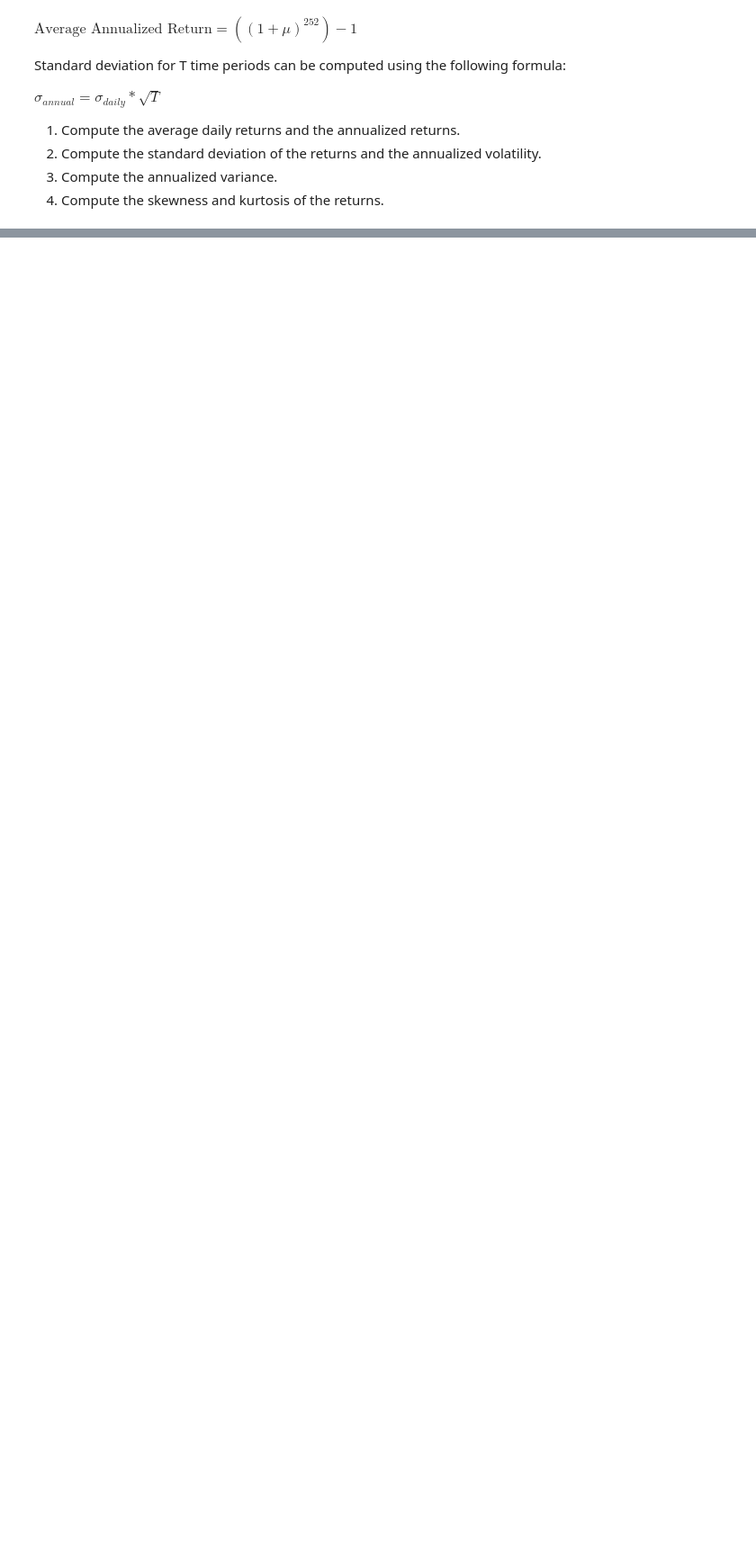
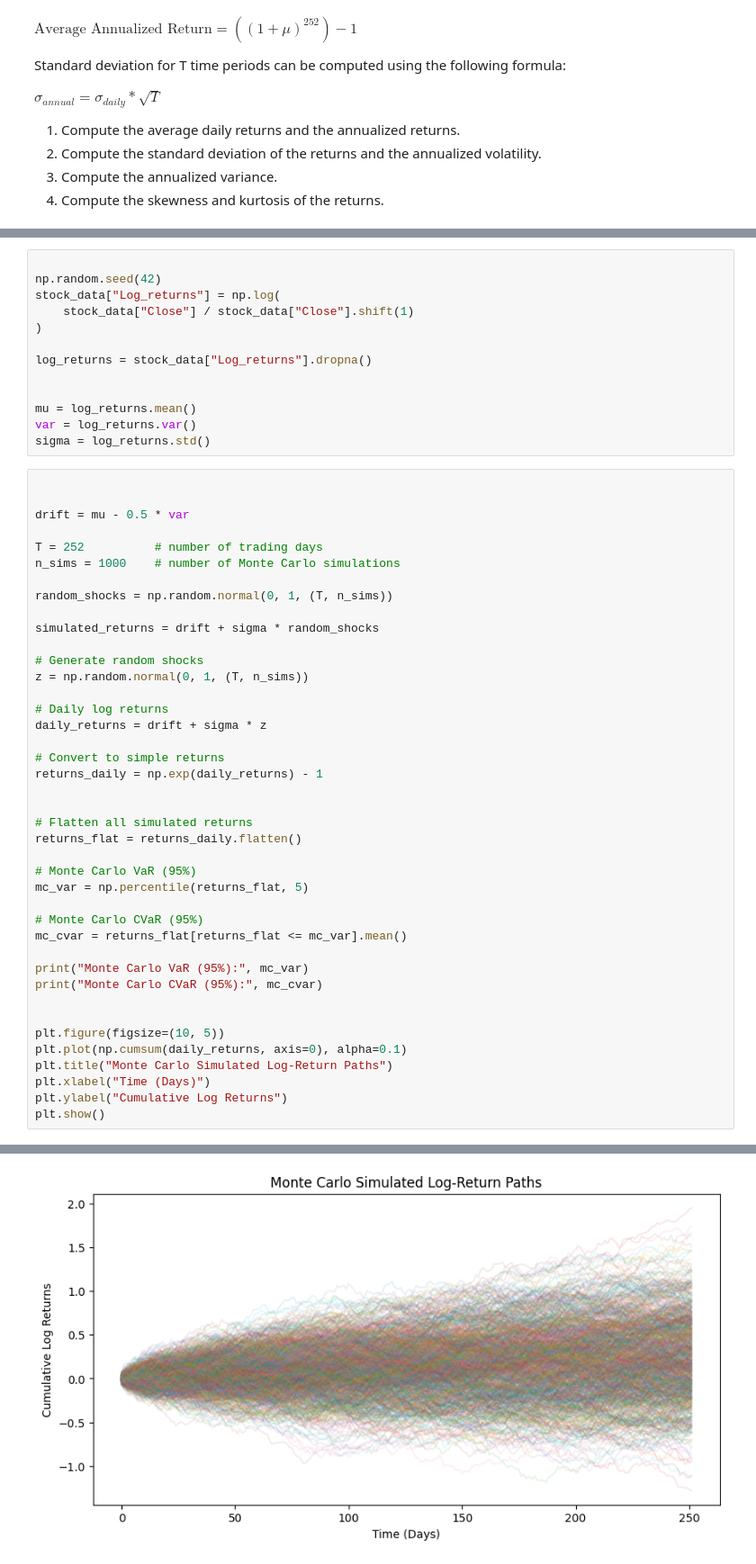
Before and after one commit to AnshitaVairalkar/Monte_Carlo_Simulation_VaR_Expected_Shortfall, a Jupyter notebook: Monte_Carlo_Simulations_VaR_Exp_Shortfall.ipynb, the cells around one changed output, grey strips where cells are left out. Shown at 90% size. Cells and saved outputs as stored; diff of their text form; blank space fills up the shorter version.

```diff
--- a/Monte_Carlo_Simulations_VaR_Exp_Shortfall.ipynb
+++ b/Monte_Carlo_Simulations_VaR_Exp_Shortfall.ipynb
@@ -161,0 +215,55 @@ The Expected Shortfall at 95% confidence level is: -0.06184165069021752
+# %%
+
+np.random.seed(42)
+stock_data["Log_returns"] = np.log(
+    stock_data["Close"] / stock_data["Close"].shift(1)
+)
+
+log_returns = stock_data["Log_returns"].dropna()
+
+
+mu = log_returns.mean()
+var = log_returns.var()
+sigma = log_returns.std()
+# %%
+
+
+drift = mu - 0.5 * var
+
+T = 252          # number of trading days
+n_sims = 1000    # number of Monte Carlo simulations
+
+random_shocks = np.random.normal(0, 1, (T, n_sims))
+
+simulated_returns = drift + sigma * random_shocks
+
+# Generate random shocks
+z = np.random.normal(0, 1, (T, n_sims))
+
+# Daily log returns
+daily_returns = drift + sigma * z
+
+# Convert to simple returns
+returns_daily = np.exp(daily_returns) - 1
+
+
+# Flatten all simulated returns
+returns_flat = returns_daily.flatten()
+
+# Monte Carlo VaR (95%)
+mc_var = np.percentile(returns_flat, 5)
+
+# Monte Carlo CVaR (95%)
+mc_cvar = returns_flat[returns_flat <= mc_var].mean()
+
+print("Monte Carlo VaR (95%):", mc_var)
+print("Monte Carlo CVaR (95%):", mc_cvar)
+
+
+plt.figure(figsize=(10, 5))
+plt.plot(np.cumsum(daily_returns, axis=0), alpha=0.1)
+plt.title("Monte Carlo Simulated Log-Return Paths")
+plt.xlabel("Time (Days)")
+plt.ylabel("Cumulative Log Returns")
+plt.show()
+# %% [output]
@@ -161,0 +272 @@ The Expected Shortfall at 95% confidence level is: -0.06184165069021752
+[figure, added]
```
Also changed, not shown: parts of 14 cells of this notebook.
